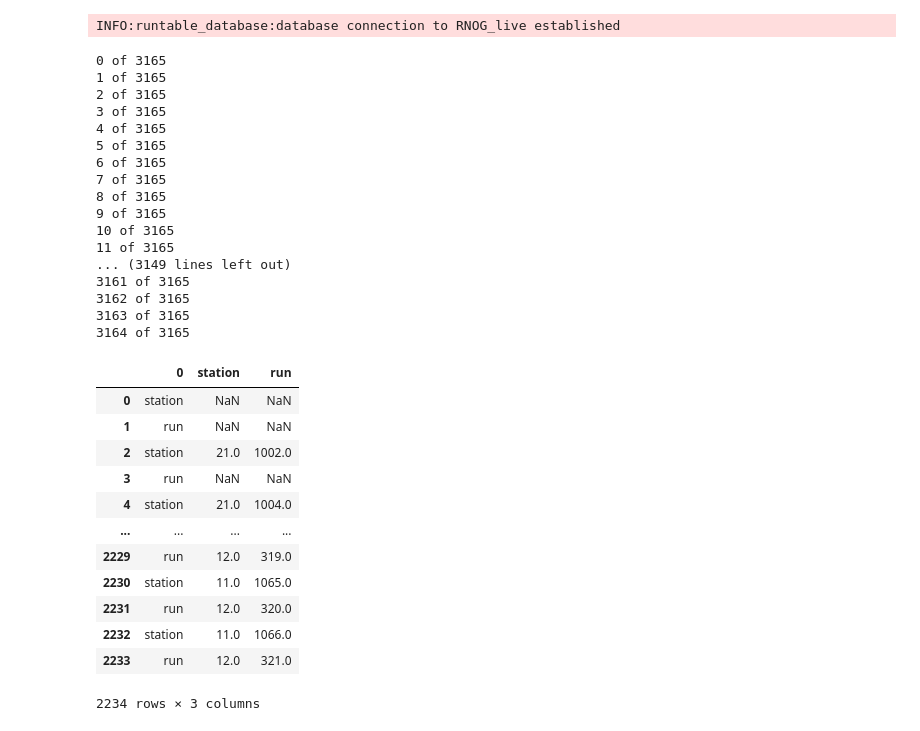
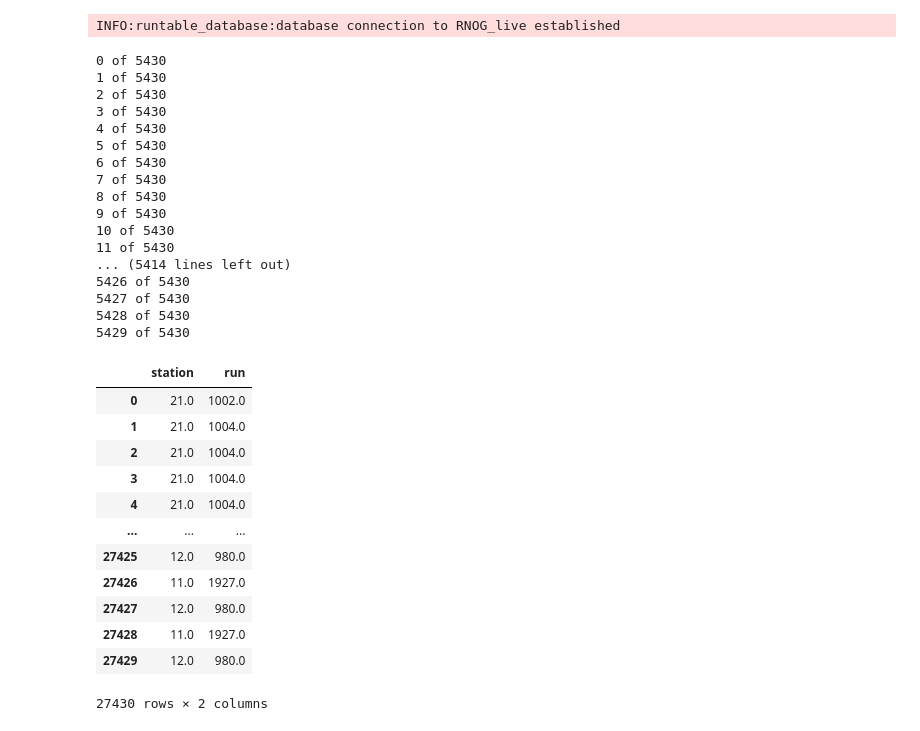
Before and after one commit to OliverSchlemper/Flights, a Jupyter notebook: flights_2023_04_08.ipynb, the cells around one changed output. Drawn from its saved outputs; the diff is of its cells as text; code cells hidden in the pictures.

```diff
--- a/flights_2023_04_08.ipynb
+++ b/flights_2023_04_08.ipynb
@@ -4,7 +4,7 @@ from FlightTracker import FlightTracker
 from rnog_data.runtable import RunTable
 
 
-tracker = FlightTracker('2022-04-01 00:00:00', '2022-08-01 00:00:00')
+tracker = FlightTracker('2022-05-01 00:00:00', '2022-11-01 00:00:00')
 # %%
 tracker.flights_distinct
 # %% [output]
@@ -24,49 +24,48 @@ tracker.flights_distinct
 # %%
-runs = pd.DataFrame(['station', 'run'])
+runs = pd.DataFrame({'station' : [], 'run' : []})
 rnog_table = RunTable()
 length = len(tracker.flights_distinct)
 for i in range(length):
     mintime = tracker.flights_distinct.mintime.iloc[i]
     maxtime = tracker.flights_distinct.maxtime.iloc[i]
-    df = pd.DataFrame(['station', 'run'])
+    df = pd.DataFrame()
     runtable = rnog_table.get_table(start_time=mintime, stop_time=maxtime)
 
     if len(runtable) != 0:
-        df['station'] = runtable.station
-        df['run'] = runtable.run
+        df = pd.DataFrame({'station' : list(runtable.station), 'run' : list(runtable.run)})
         runs = pd.concat([runs, df], ignore_index=True, sort=False)
     print(i, 'of', length)
 runs
 # %% [output]
 INFO:runtable_database:database connection to RNOG_live established
-0 of 3165
-1 of 3165
-2 of 3165
-3 of 3165
-4 of 3165
-5 of 3165
-6 of 3165
-7 of 3165
-8 of 3165
-9 of 3165
-10 of 3165
-11 of 3165
-... (3149 lines left out)
-3161 of 3165
-3162 of 3165
-3163 of 3165
-3164 of 3165
+0 of 5430
+1 of 5430
+2 of 5430
+3 of 5430
+4 of 5430
+5 of 5430
+6 of 5430
+7 of 5430
+8 of 5430
+9 of 5430
+10 of 5430
+11 of 5430
+... (5414 lines left out)
+5426 of 5430
+5427 of 5430
+5428 of 5430
+5429 of 5430
-|  | 0 | station | run |
-| 0 | station | NaN | NaN |
-| 1 | run | NaN | NaN |
-| 2 | station | 21.0 | 1002.0 |
-| 3 | run | NaN | NaN |
-| 4 | station | 21.0 | 1004.0 |
-| ... | ... | ... | ... |
-| 2229 | run | 12.0 | 319.0 |
-| 2230 | station | 11.0 | 1065.0 |
-| 2231 | run | 12.0 | 320.0 |
-| 2232 | station | 11.0 | 1066.0 |
-| 2233 | run | 12.0 | 321.0 |
+|  | station | run |
+| 0 | 21.0 | 1002.0 |
+| 1 | 21.0 | 1004.0 |
+| 2 | 21.0 | 1004.0 |
+| 3 | 21.0 | 1004.0 |
+| 4 | 21.0 | 1004.0 |
+| ... | ... | ... |
+| 27425 | 12.0 | 980.0 |
+| 27426 | 11.0 | 1927.0 |
+| 27427 | 12.0 | 980.0 |
+| 27428 | 11.0 | 1927.0 |
+| 27429 | 12.0 | 980.0 |
-2234 rows × 3 columns
+27430 rows × 2 columns
 # %%
```
Also changed, not shown: parts of 12 cells of this notebook, 3 other files.
